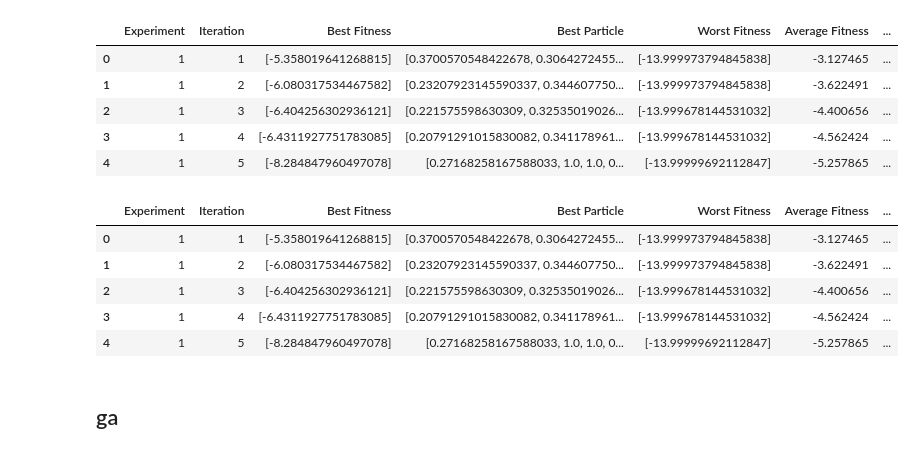
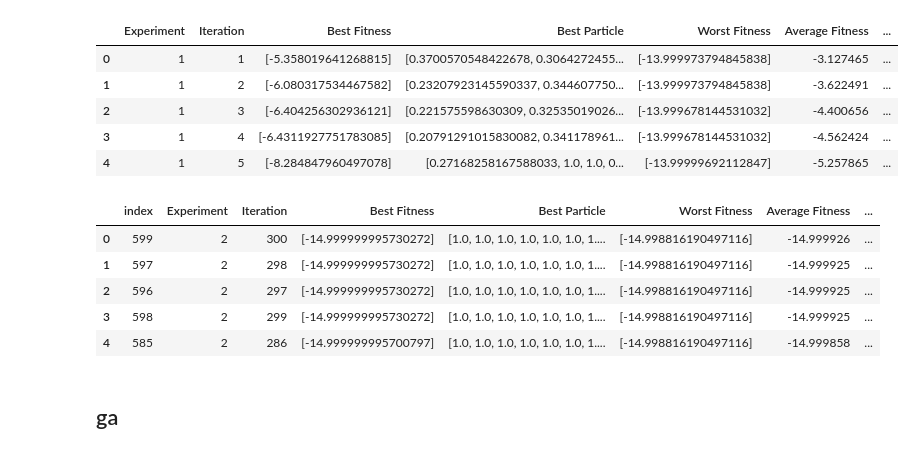
Before and after one commit to danjaca/IC-20231, a Jupyter notebook: pso_ag_de_es/g1.ipynb, the cells around one changed output. Saved outputs shown, nothing was run; the diff lists cells and outputs as text; code cells hidden in the pictures.

```diff
--- a/pso_ag_de_es/g1.ipynb
+++ b/pso_ag_de_es/g1.ipynb
@@ -164,15 +164,15 @@ Global best score:  [-5.30374098]
 # %%
 df_pso = df.sort_values('Best Fitness', ascending=True).reset_index()
 best_PSO_individual = df_pso.loc[0, 'Best Particle']
 fitness_best_PSO_individual = df_pso.loc[0, 'Best Fitness']
-df.head()
+df_pso.head()
 # %% [output]
-|  | Experiment | Iteration | Best Fitness | Best Particle | Worst Fitness | Average Fitness | ... |
-| 0 | 1 | 1 | [-5.358019641268815] | [0.3700570548422678, 0.3064272455... | [-13.999973794845838] | -3.127465 | ... |
-| 1 | 1 | 2 | [-6.080317534467582] | [0.23207923145590337, 0.344607750... | [-13.999973794845838] | -3.622491 | ... |
-| 2 | 1 | 3 | [-6.404256302936121] | [0.221575598630309, 0.32535019026... | [-13.999678144531032] | -4.400656 | ... |
-| 3 | 1 | 4 | [-6.4311927751783085] | [0.20791291015830082, 0.341178961... | [-13.999678144531032] | -4.562424 | ... |
-| 4 | 1 | 5 | [-8.284847960497078] | [0.27168258167588033, 1.0, 1.0, 0... | [-13.99999692112847] | -5.257865 | ... |
+|  | index | Experiment | Iteration | Best Fitness | Best Particle | Worst Fitness | Average Fitness | ... |
+| 0 | 599 | 2 | 300 | [-14.999999995730272] | [1.0, 1.0, 1.0, 1.0, 1.0, 1.0, 1.... | [-14.998816190497116] | -14.999926 | ... |
+| 1 | 597 | 2 | 298 | [-14.999999995730272] | [1.0, 1.0, 1.0, 1.0, 1.0, 1.0, 1.... | [-14.998816190497116] | -14.999925 | ... |
+| 2 | 596 | 2 | 297 | [-14.999999995730272] | [1.0, 1.0, 1.0, 1.0, 1.0, 1.0, 1.... | [-14.998816190497116] | -14.999925 | ... |
+| 3 | 598 | 2 | 299 | [-14.999999995730272] | [1.0, 1.0, 1.0, 1.0, 1.0, 1.0, 1.... | [-14.998816190497116] | -14.999925 | ... |
+| 4 | 585 | 2 | 286 | [-14.999999995700797] | [1.0, 1.0, 1.0, 1.0, 1.0, 1.0, 1.... | [-14.998816190497116] | -14.999858 | ... |
 # %% [markdown]
 
 ## ga
```
